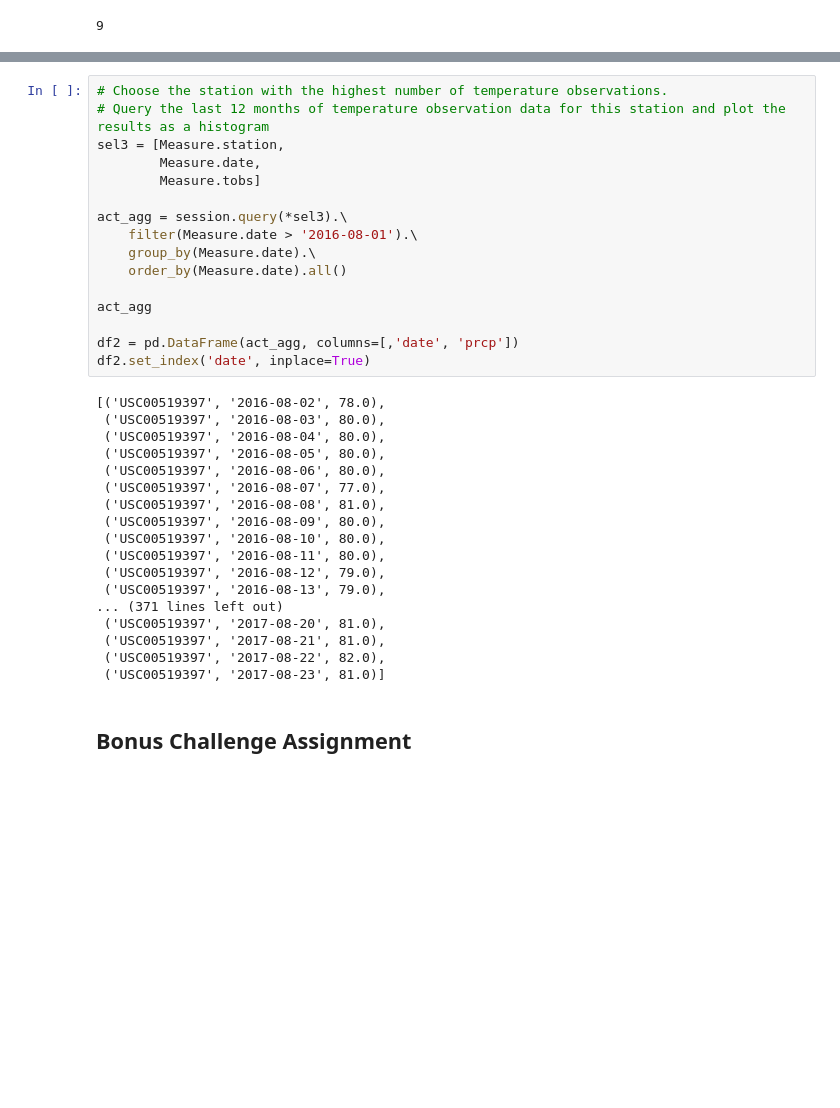
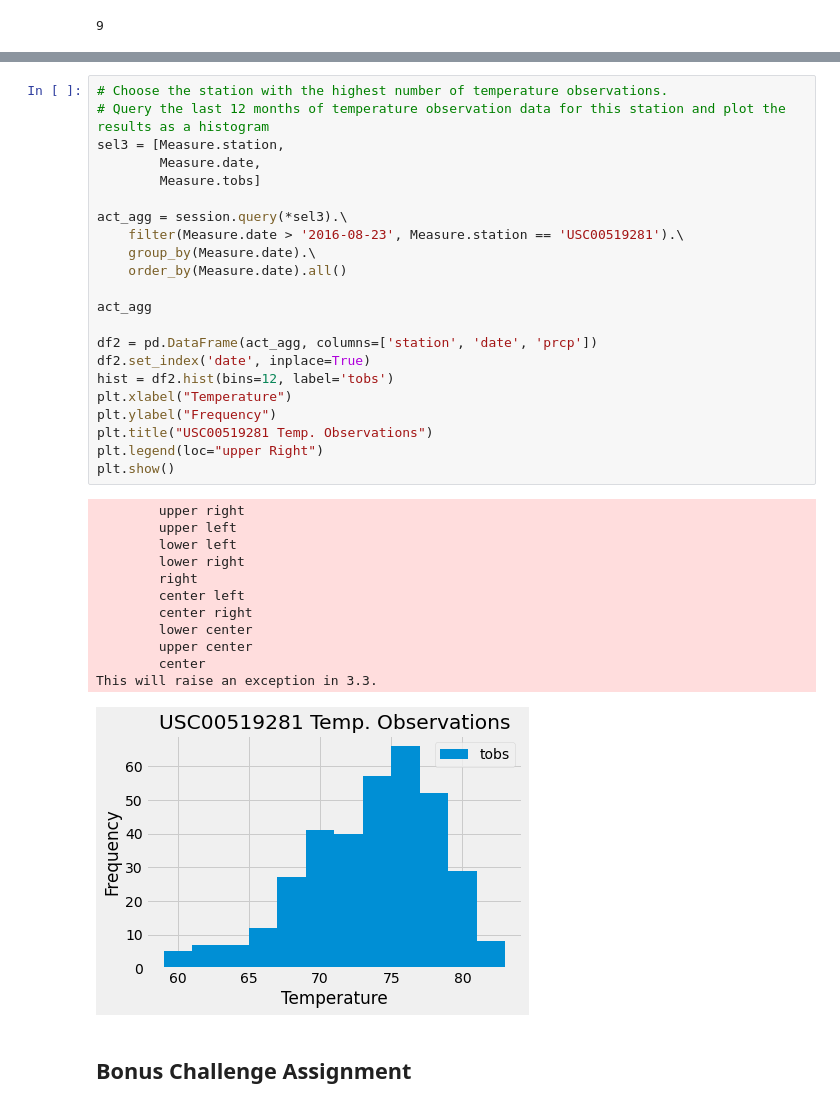
Before and after one commit to ZachKopec/sqlalchemy-challenge, a Jupyter notebook: climate_starter.ipynb, the cells around one changed output, grey strips where cells are left out. Cells and saved outputs as stored; diff of their text form; blank space fills up the shorter version.

```diff
--- a/climate_starter.ipynb
+++ b/climate_starter.ipynb
@@ -145,37 +145,38 @@ act_station
 # %%
 # Choose the station with the highest number of temperature observations.
 # Query the last 12 months of temperature observation data for this station and plot the results as a histogram
 sel3 = [Measure.station,
         Measure.date,
         Measure.tobs]
 
 act_agg = session.query(*sel3).\
-    filter(Measure.date > '2016-08-01').\
+    filter(Measure.date > '2016-08-23', Measure.station == 'USC00519281').\
     group_by(Measure.date).\
     order_by(Measure.date).all()
 
 act_agg
 
-df2 = pd.DataFrame(act_agg, columns=[,'date', 'prcp'])
+df2 = pd.DataFrame(act_agg, columns=['station', 'date', 'prcp'])
 df2.set_index('date', inplace=True)
+hist = df2.hist(bins=12, label='tobs')
+plt.xlabel("Temperature")
+plt.ylabel("Frequency")
+plt.title("USC00519281 Temp. Observations")
+plt.legend(loc="upper Right")
+plt.show()
 # %% [output]
-[('USC00519397', '2016-08-02', 78.0),
- ('USC00519397', '2016-08-03', 80.0),
- ('USC00519397', '2016-08-04', 80.0),
- ('USC00519397', '2016-08-05', 80.0),
- ('USC00519397', '2016-08-06', 80.0),
- ('USC00519397', '2016-08-07', 77.0),
- ('USC00519397', '2016-08-08', 81.0),
- ('USC00519397', '2016-08-09', 80.0),
- ('USC00519397', '2016-08-10', 80.0),
- ('USC00519397', '2016-08-11', 80.0),
- ('USC00519397', '2016-08-12', 79.0),
- ('USC00519397', '2016-08-13', 79.0),
-... (371 lines left out)
- ('USC00519397', '2017-08-20', 81.0),
- ('USC00519397', '2017-08-21', 81.0),
- ('USC00519397', '2017-08-22', 82.0),
- ('USC00519397', '2017-08-23', 81.0)]
+        upper right
+        upper left
+        lower left
+        lower right
+        right
+        center left
+        center right
+        lower center
+        upper center
+        center
+This will raise an exception in 3.3.
+[figure, added]
 # %% [markdown]
 ## Bonus Challenge Assignment
 # %%
```
Also changed, not shown: parts of 4 cells of this notebook.
